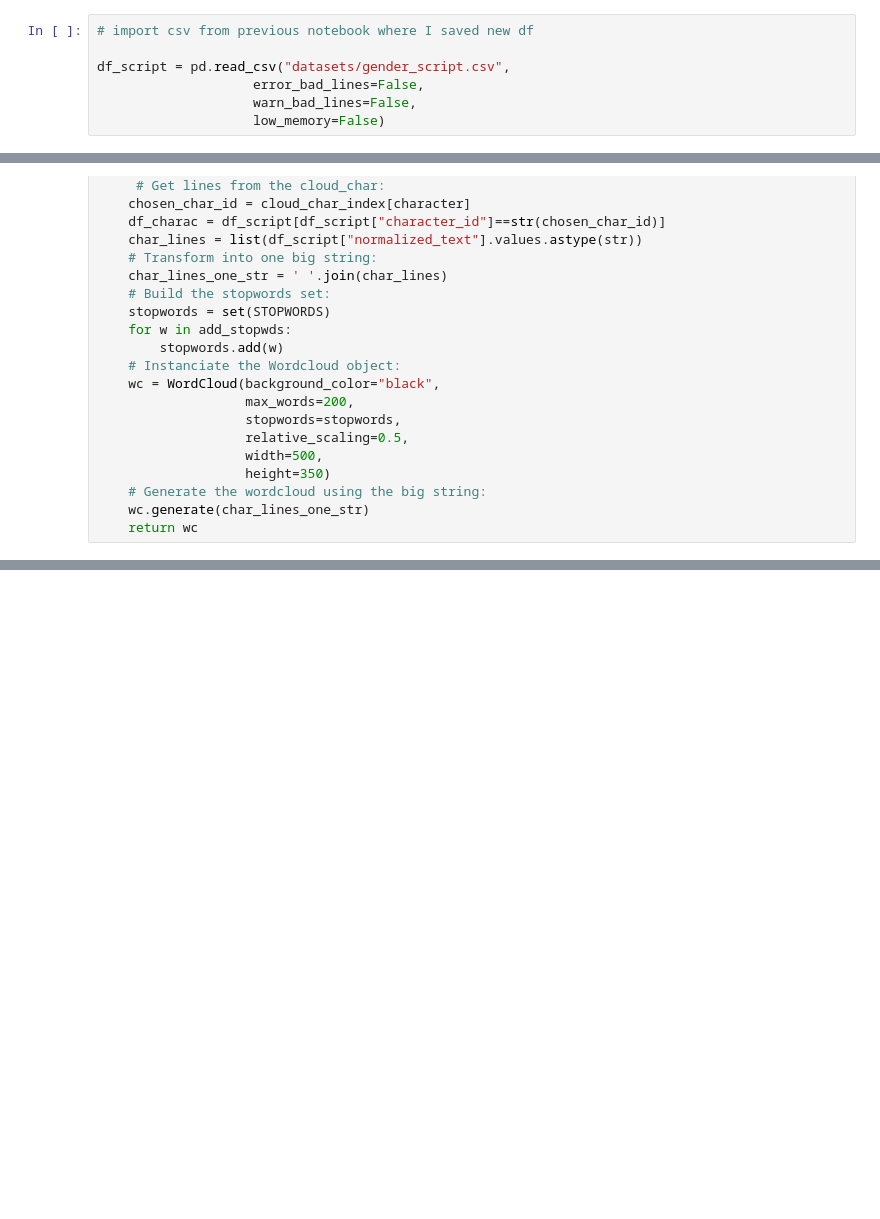
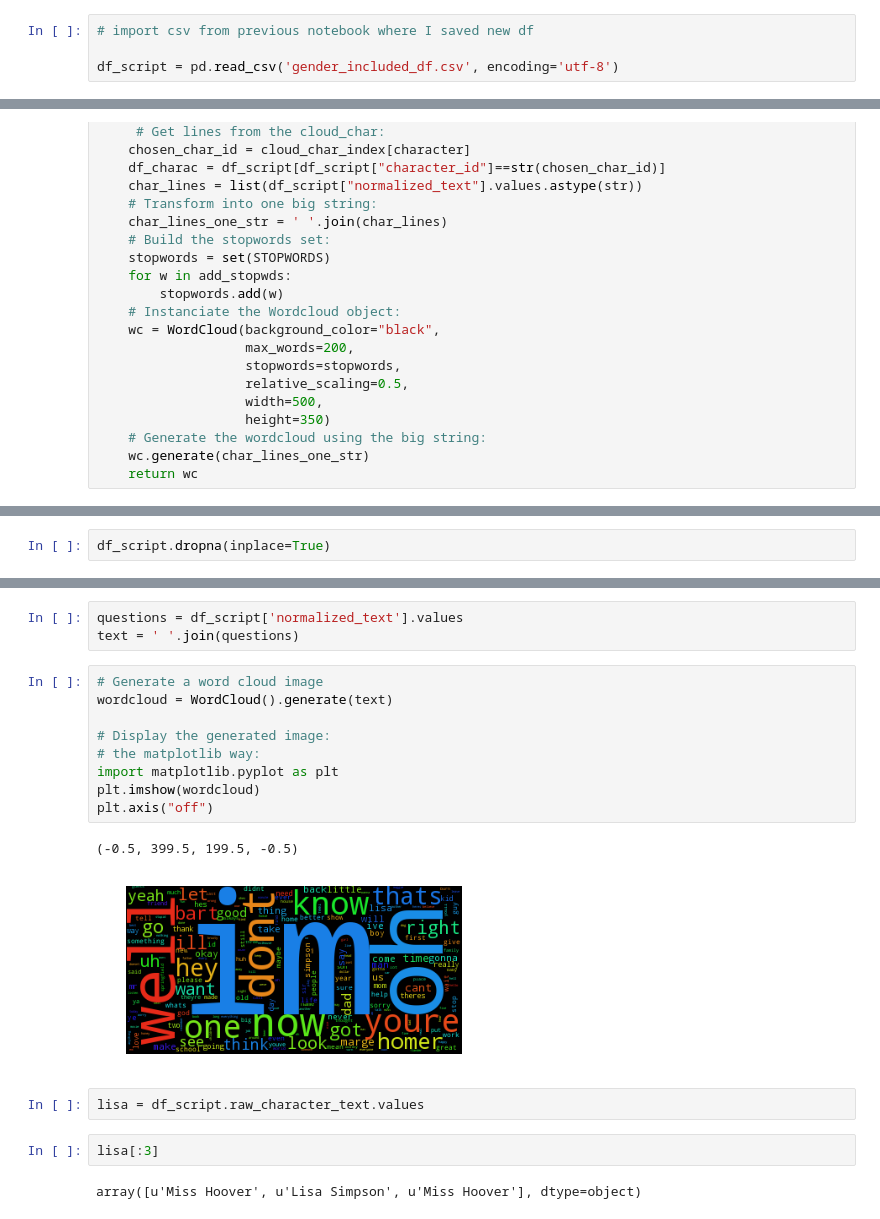
Before and after one commit to jillianhade/capstone_project, a Jupyter notebook: word_cloud.ipynb, the cells around one changed output, grey strips where cells are left out. Saved outputs shown, nothing was run; the diff lists cells and outputs as text; blank space fills up the shorter version.

Commit message:
basic wordcloud added

```diff
--- a/word_cloud.ipynb
+++ b/word_cloud.ipynb
@@ -24,10 +24,7 @@ cloud_char = {"Marge": 1, "Lisa": 9, "Edna Krabappel-Flanders": 40,
 # %%
 # import csv from previous notebook where I saved new df
 
-df_script = pd.read_csv("datasets/gender_script.csv",
-                    error_bad_lines=False,
-                    warn_bad_lines=False,
-                    low_memory=False)
+df_script = pd.read_csv('gender_included_df.csv', encoding='utf-8')
 # %%
 # also look into masked word cloud
 # need to use illustrator to make masks for characters in cloud_char
@@ -55,0 +71,2 @@ def draw_wc(character, data, add_stopwds):
+# %%
+df_script.dropna(inplace=True)
@@ -55,0 +96,21 @@ def draw_wc(character, data, add_stopwds):
+# %%
+questions = df_script['normalized_text'].values
+text = ' '.join(questions)
+# %%
+# Generate a word cloud image
+wordcloud = WordCloud().generate(text)
+
+# Display the generated image:
+# the matplotlib way:
+import matplotlib.pyplot as plt
+plt.imshow(wordcloud)
+plt.axis("off")
+# %% [output]
+(-0.5, 399.5, 199.5, -0.5)
+[figure, added]
+# %%
+lisa = df_script.raw_character_text.values
+# %%
+lisa[:3]
+# %% [output]
+array([u'Miss Hoover', u'Lisa Simpson', u'Miss Hoover'], dtype=object)
```
Also changed, not shown: parts of 8 cells of this notebook.
